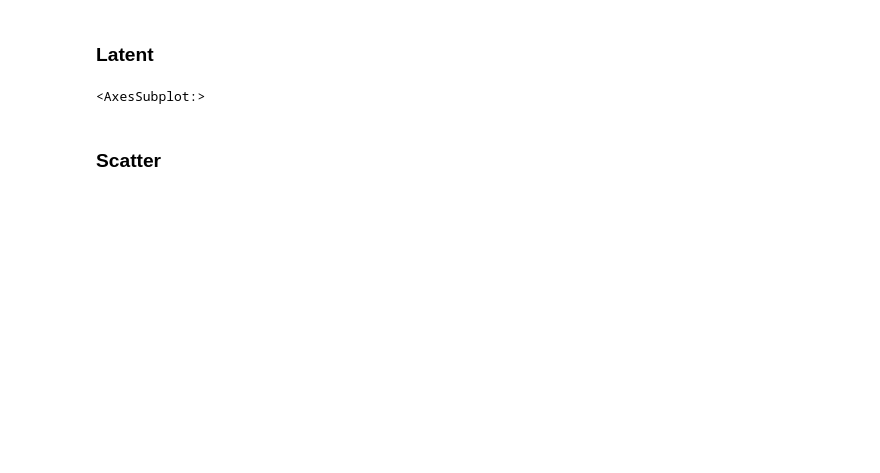
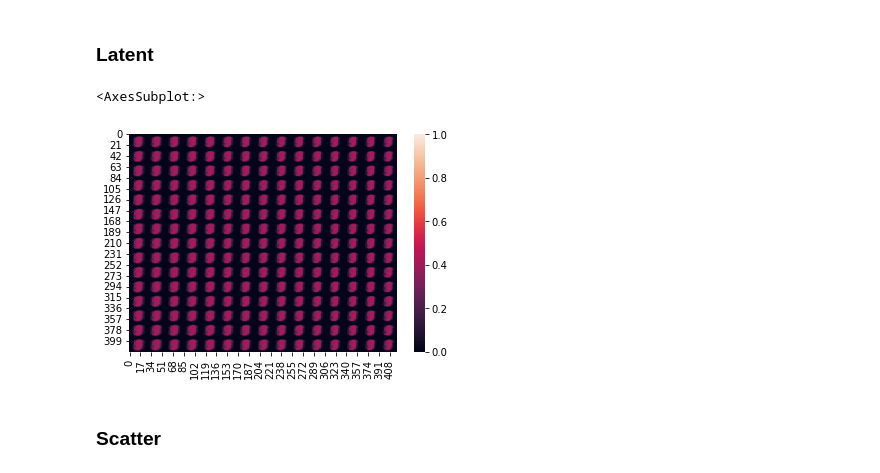
Before and after one commit to AllaVinner/JL-ML, a Jupyter notebook: notebooks/Investigate-models.ipynb, the cells around one changed output. Drawn from its saved outputs; the diff is of its cells as text; code cells hidden in the pictures; blank space fills up the shorter version.

```diff
--- a/notebooks/Investigate-models.ipynb
+++ b/notebooks/Investigate-models.ipynb
@@ -280,20 +279,21 @@ corner_image = np.concatenate( (np.concatenate((ul,ur),axis = 1),
                                 np.concatenate((dl,z ),axis = 1)), axis = 0)
 # %%
 
-model = model_df.loc['vae_10','model']
+model = model_df.loc['ae_latent_dim_4','model']
 mosaic = LatentInterpolationMosaic(
                           model.encode,
                           model.decoder,
                           test_digits,
                           indeces,
                           num_row = 15,
                           num_col = 15).mosaic
 
 
 
 sns.heatmap(mosaic[:,:,0], vmin = 0, vmax = 1)
 # %% [output]
 <AxesSubplot:>
+[figure, added]
 # %% [markdown]
 ### Scatter
 # %%
```
Also changed, not shown: parts of 21 cells of this notebook, 4 other files.
